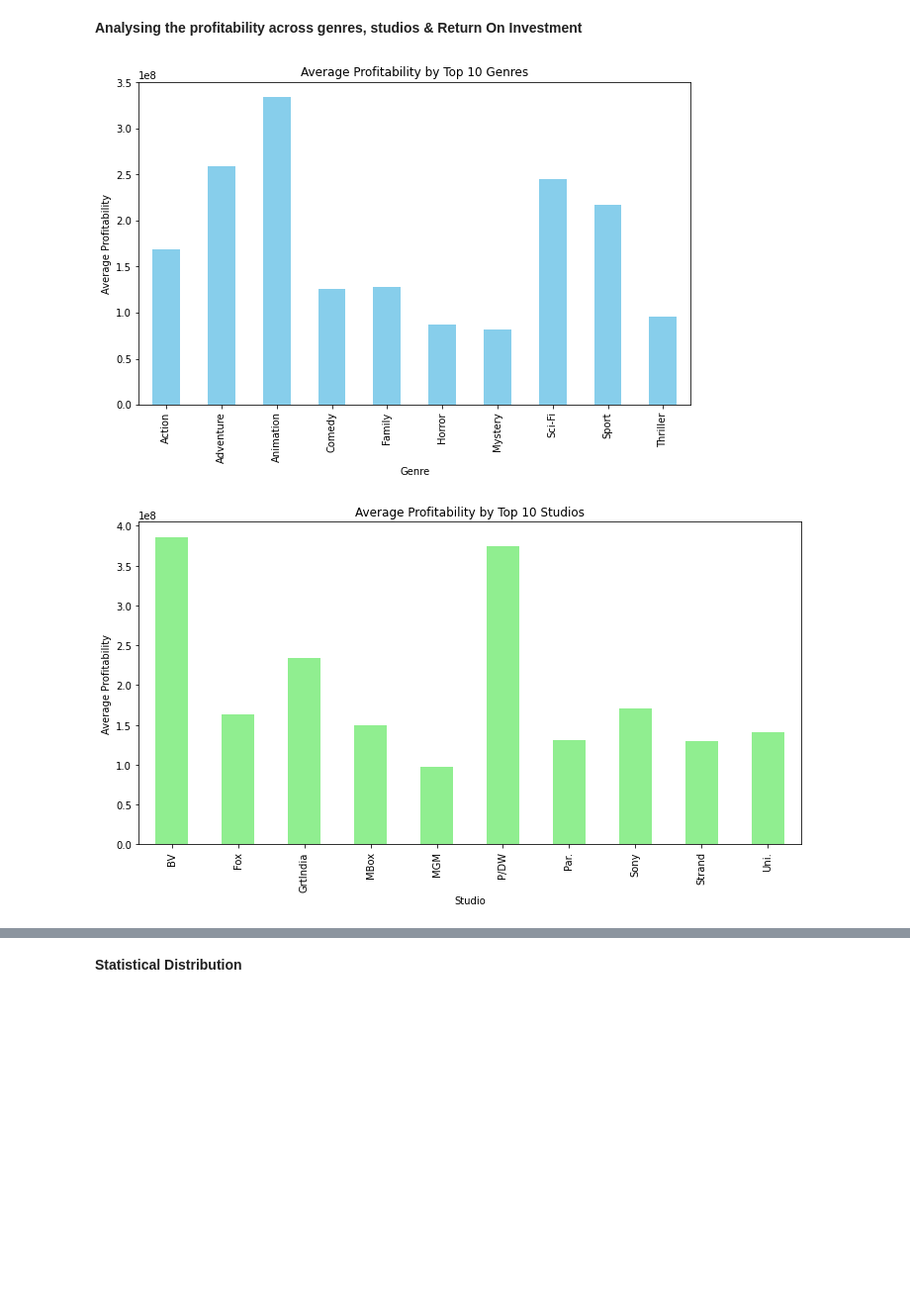
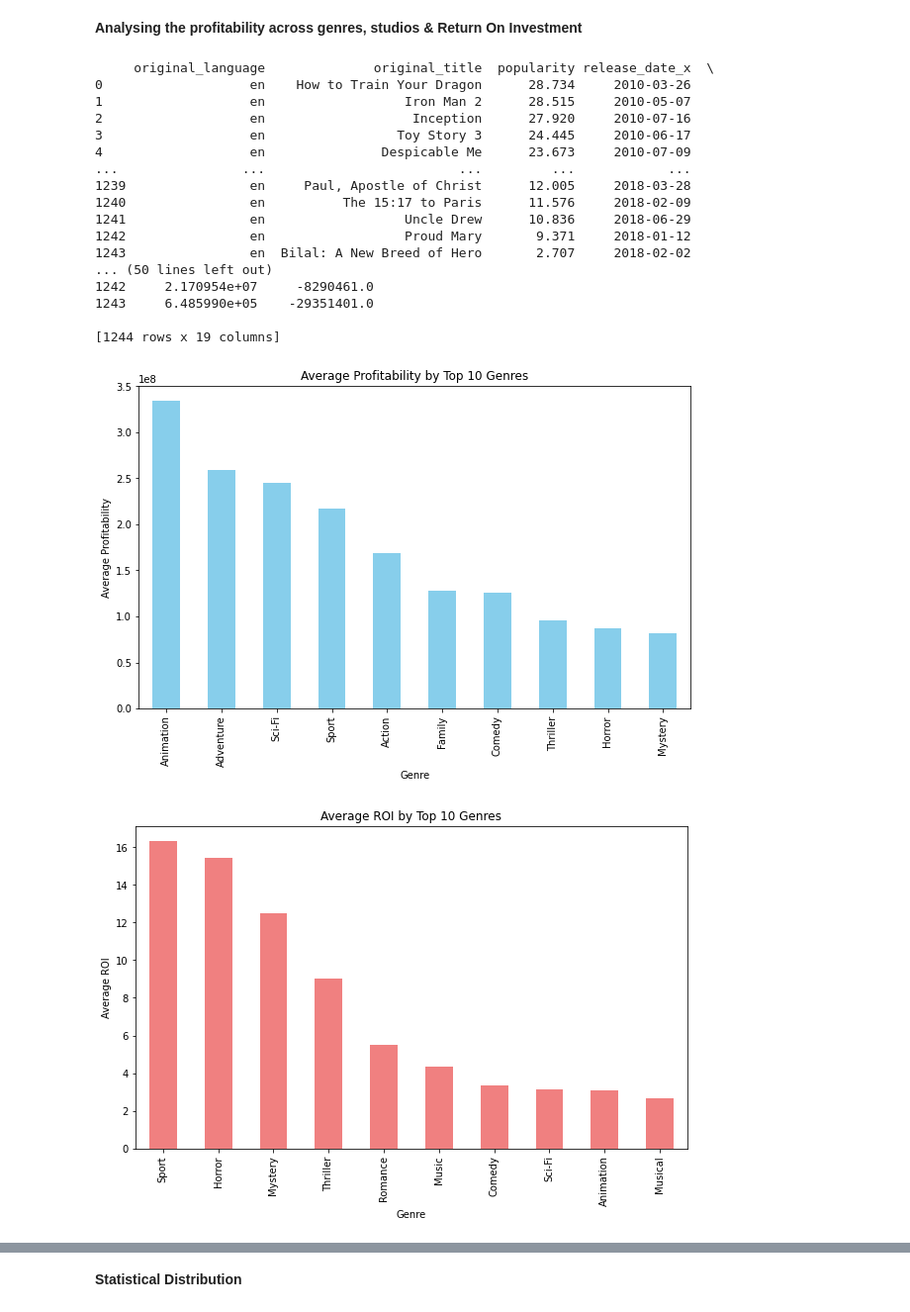
Before and after one commit to MuiruriVivian/PHASE-2-GROUP-7-PROJECT, a Jupyter notebook: Calvin.ipynb, the cells around one changed output, grey strips where cells are left out. Shown at 99% size. Cells and saved outputs as stored; diff of their text form; code cells hidden in the pictures; blank space fills up the shorter version.

Commit message:
Changes made as per the group discussion

```diff
--- a/Calvin.ipynb
+++ b/Calvin.ipynb
@@ -82,0 +85,16 @@ Index(['movie', 'studio', 'foreign_gross', 'release_date', 'production_budget',
+# %%
+
+# Step 1: Calculate Q1 (25th percentile), Q3 (75th percentile), and IQR
+Q1 = df2['profitability'].quantile(0.25)
+Q3 = df2['profitability'].quantile(0.75)
+IQR = Q3 - Q1
+
+# Step 2: Calculate lower and upper bounds
+lower_bound = Q1 - 1.5 * IQR
+upper_bound = Q3 + 1.5 * IQR
+
+# Step 3: Identify outliers
+outliers = df2[(df2['profitability'] < lower_bound) | (df2['profitability'] > upper_bound)]
+
+# Option 2 - Replace outliers with the median (instead of removing)
+df2['profitability'] = df2['profitability'].apply(lambda x: df2['profitability'].median() if x < lower_bound or x > upper_bound else x)
@@ -175,7 +211,13 @@ print(merged_df)
 # %% [markdown]
 **Analysing the profitability across genres, studios & Return On Investment**
 # %%
+# Calculate profitability per movie
+df2['profitability'] = df2['worldwide_gross'] - df2['production_budget']
+# Merge the dataframes based on matching titles
+merged_df = pd.merge(merged_data, df2, left_on='original_title', right_on='movie', how='inner')
 
+# Display the merged dataframe
+print(merged_df)
 # Split genres in each row and associate profitability with each genre
 split_genres = []
 profits = []
@@ -195,46 +237,51 @@ split_genre_df = pd.DataFrame({
 # Plot for profitability by top 10 genres
 top_genres = split_genre_df.groupby('genre')['profitability'].median().nlargest(10).index
 avg_profitability = split_genre_df[split_genre_df['genre'].isin(top_genres)].groupby('genre')['profitability'].mean()
-
+avg_profitability = avg_profitability.sort_values(ascending=False)
 plt.figure(figsize=(10, 6))
 avg_profitability.plot(kind='bar', color='skyblue')
 plt.title('Average Profitability by Top 10 Genres')
 plt.xlabel('Genre')
 plt.ylabel('Average Profitability')
 plt.xticks(rotation=90)
 plt.show()
 
-# Plot for profitability by top 10 studios
-top_studios = merged_df.groupby('studio')['profitability'].median().nlargest(10).index
-avg_studio_profitability = merged_df[merged_df['studio'].isin(top_studios)].groupby('studio')['profitability'].mean()
-
-plt.figure(figsize=(12, 6))
-avg_studio_profitability.plot(kind='bar', color='lightgreen')
-
-plt.title('Average Profitability by Top 10 Studios')
-plt.xlabel('Studio')
-plt.ylabel('Average Profitability')
-plt.xticks(rotation=90)
-plt.show()
 
 # Calculate ROI for split_genre_df based on the profitability and production budget
 split_genre_df['ROI'] = split_genre_df['profitability'] / split_genre_df['production_budget']
 
 # Now group by genre and get the top 10 genres with the highest median ROI
 top_roi_genres = split_genre_df.groupby('genre')['ROI'].median().nlargest(10).index
 
 # Calculate the average ROI for these top genres
 avg_roi = split_genre_df[split_genre_df['genre'].isin(top_roi_genres)].groupby('genre')['ROI'].mean()
 
 avg_roi = avg_roi.sort_values(ascending=False)
 # Plot the average ROI by top 10 genres
 plt.figure(figsize=(10, 6))
 avg_roi.plot(kind='bar', color='lightcoral')
 plt.title('Average ROI by Top 10 Genres')
 plt.xlabel('Genre')
 plt.ylabel('Average ROI')
 plt.xticks(rotation=90)
 plt.show()
 # %% [output]
+     original_language              original_title  popularity release_date_x  \
+0                   en    How to Train Your Dragon      28.734     2010-03-26
+1                   en                  Iron Man 2      28.515     2010-05-07
+2                   en                   Inception      27.920     2010-07-16
+3                   en                 Toy Story 3      24.445     2010-06-17
+4                   en               Despicable Me      23.673     2010-07-09
+...                ...                         ...         ...            ...
+1239                en     Paul, Apostle of Christ      12.005     2018-03-28
+1240                en          The 15:17 to Paris      11.576     2018-02-09
+1241                en                  Uncle Drew      10.836     2018-06-29
+1242                en                  Proud Mary       9.371     2018-01-12
+1243                en  Bilal: A New Breed of Hero       2.707     2018-02-02
+... (50 lines left out)
+1242     2.170954e+07     -8290461.0
+1243     6.485990e+05    -29351401.0
+
+[1244 rows x 19 columns]
-[figure, old version]
+[figure, new version]
-[figure, old version]
+[figure, new version]
```
Also changed, not shown: parts of 8 cells of this notebook.
